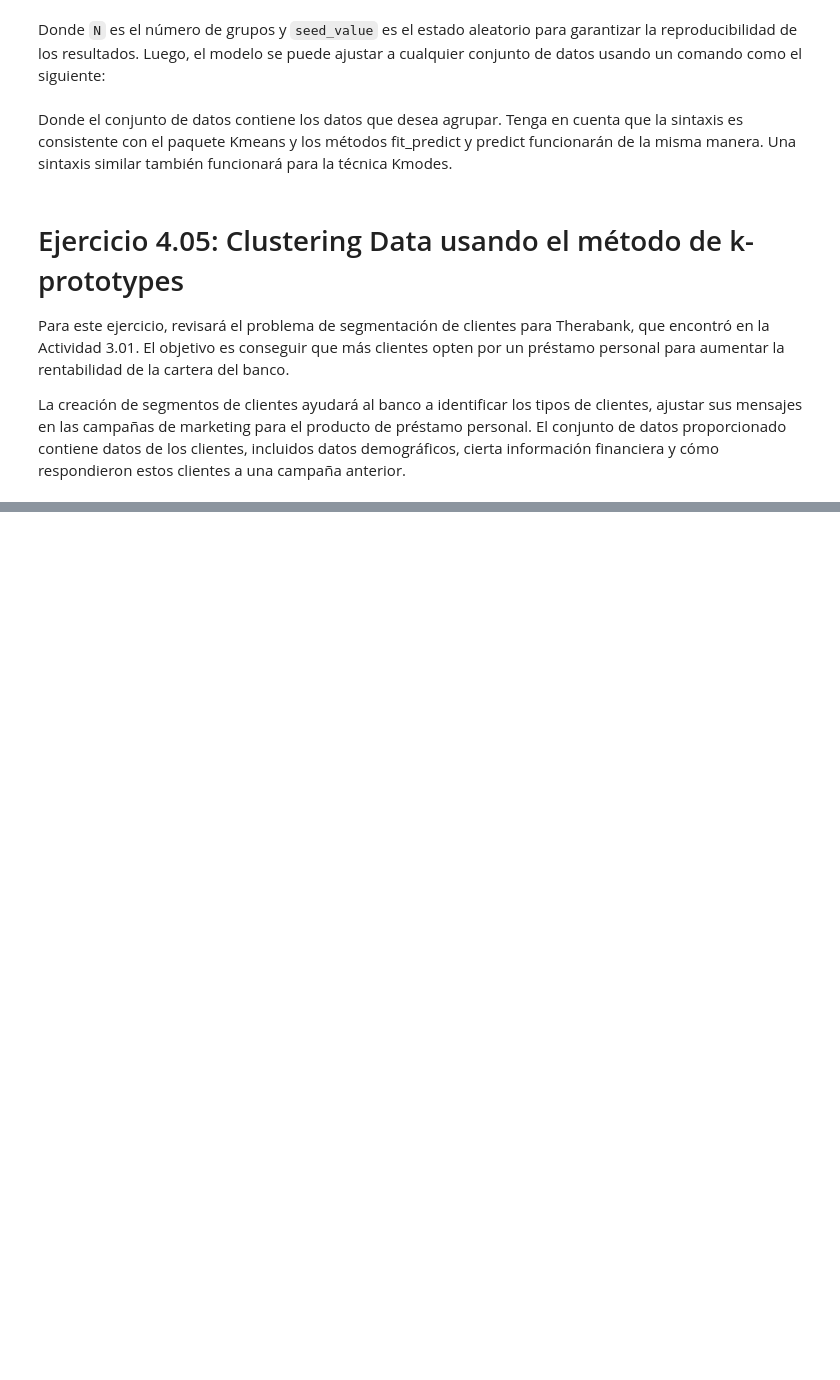
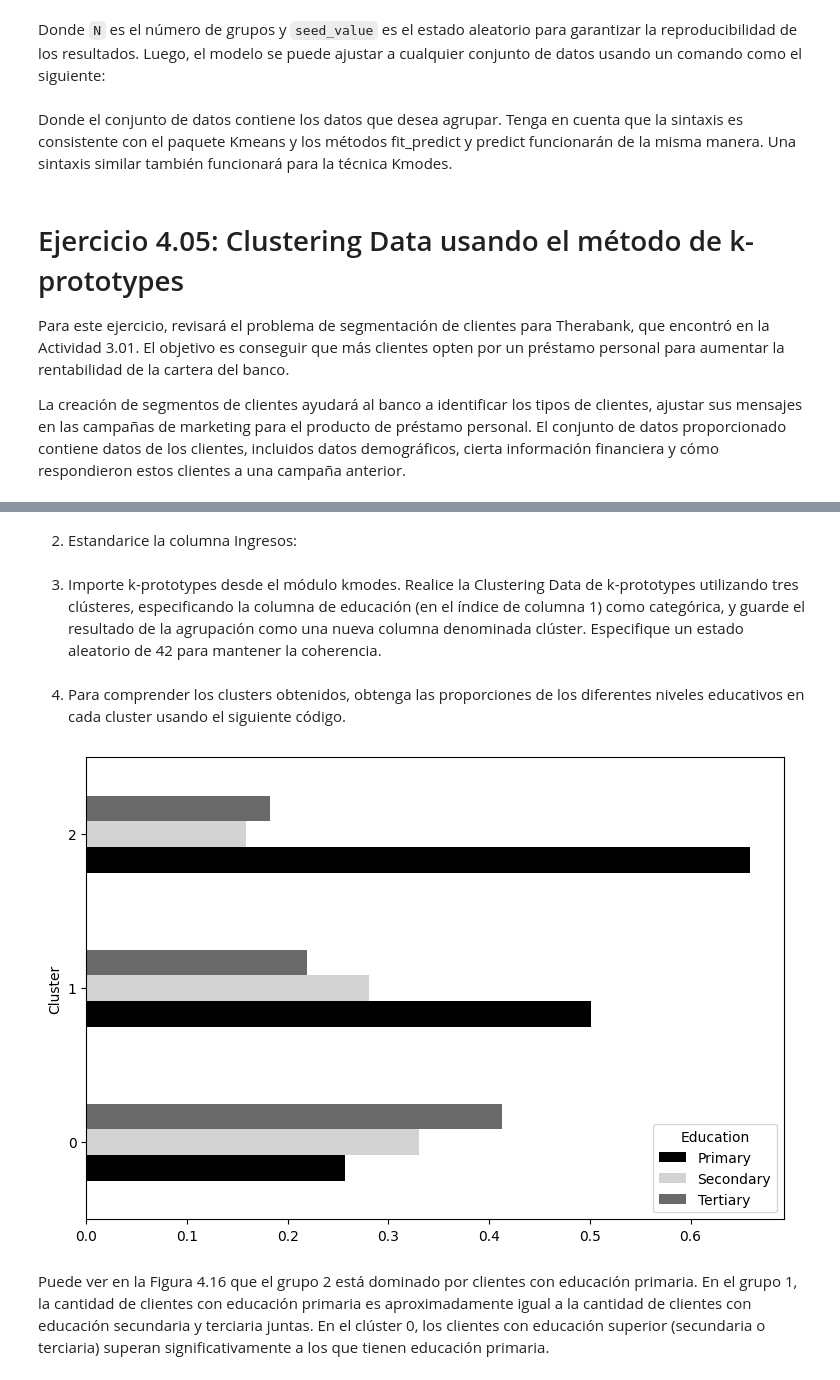
Before and after one commit to limspiga/customer-analytics, a Jupyter notebook: week-2b/customer_analytics_week_2b.ipynb, the cells around one changed output, grey strips where cells are left out. Cells and saved outputs as stored; diff of their text form; code cells hidden in the pictures; blank space fills up the shorter version.

```diff
--- a/week-2b/customer_analytics_week_2b.ipynb
+++ b/week-2b/customer_analytics_week_2b.ipynb
@@ -593,0 +597,6 @@ La creación de segmentos de clientes ayudará al banco a identificar los tipos
+# %%
+import pandas as pd
+!curl https://raw.githubusercontent.com/limspiga/customer-analytics/main/week-2b/Bank_Personal_Loan_Modelling-2.csv -O
+
+bank0 = pd.read_csv("Bank_Personal_Loan_Modelling-2.csv")
+bank0.head()
@@ -593,0 +613,28 @@ La creación de segmentos de clientes ayudará al banco a identificar los tipos
+# %% [markdown]
+2. Estandarice la columna Ingresos:
+# %%
+from sklearn.preprocessing import StandardScaler
+scaler = StandardScaler()
+bank_scaled = bank0.copy()
+bank_scaled['Income'] = scaler.fit_transform(bank0[['Income']])
+# %% [markdown]
+3. Importe k-prototypes desde el módulo kmodes. Realice la Clustering Data de k-prototypes utilizando tres clústeres, especificando la columna de educación (en el índice de columna 1) como categórica, y guarde el resultado de la agrupación como una nueva columna denominada clúster. Especifique un estado aleatorio de 42 para mantener la coherencia.
+# %%
+from kmodes.kprototypes import KPrototypes
+cluster_cols = ['Income', 'Education']
+kp = KPrototypes(n_clusters=3, random_state=42)
+bank_scaled['Cluster'] = kp.fit_predict\
+                         (bank_scaled[cluster_cols],\
+                          categorical=[1])
+# %% [markdown]
+4. Para comprender los clusters obtenidos, obtenga las proporciones de los diferentes niveles educativos en cada cluster usando el siguiente código.
+# %%
+res = bank_scaled.groupby('Cluster')['Education']\
+                 .value_counts(normalize=True)
+
+res.unstack().plot.barh(figsize=[9,6], color=['black','lightgray','dimgray'])
+plt.show()
+# %% [output]
+[figure, added]
+# %% [markdown]
+Puede ver en la Figura 4.16 que el grupo 2 está dominado por clientes con educación primaria. En el grupo 1, la cantidad de clientes con educación primaria es aproximadamente igual a la cantidad de clientes con educación secundaria y terciaria juntas. En el clúster 0, los clientes con educación superior (secundaria o terciaria) superan significativamente a los que tienen educación primaria.
```
Also changed, not shown: parts of 57 cells of this notebook.
